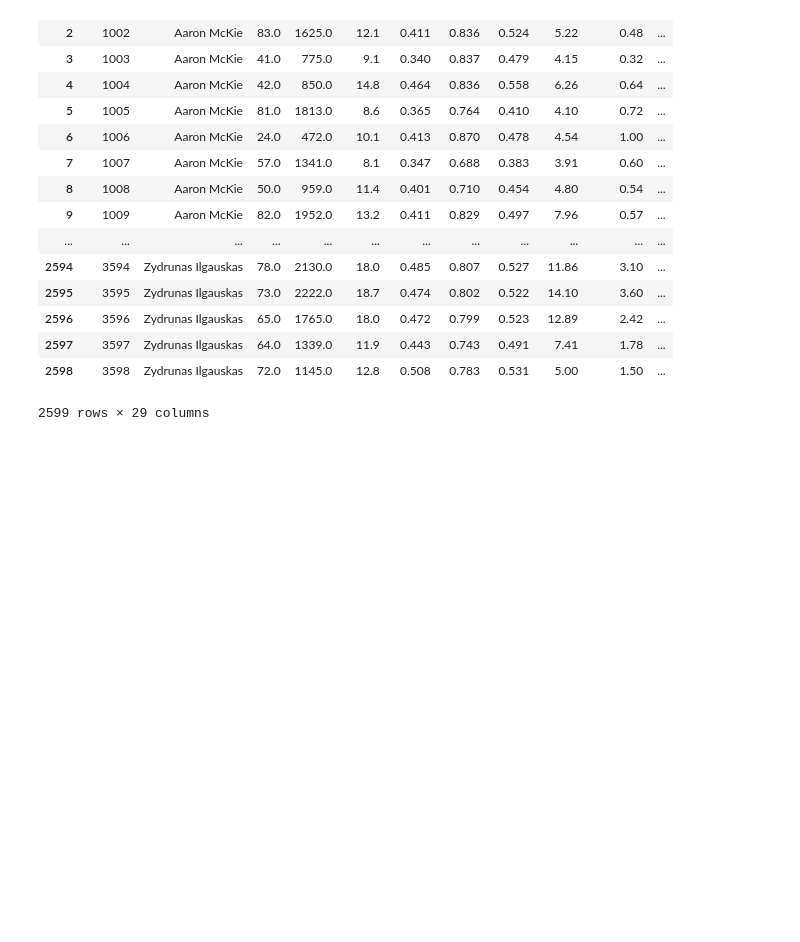
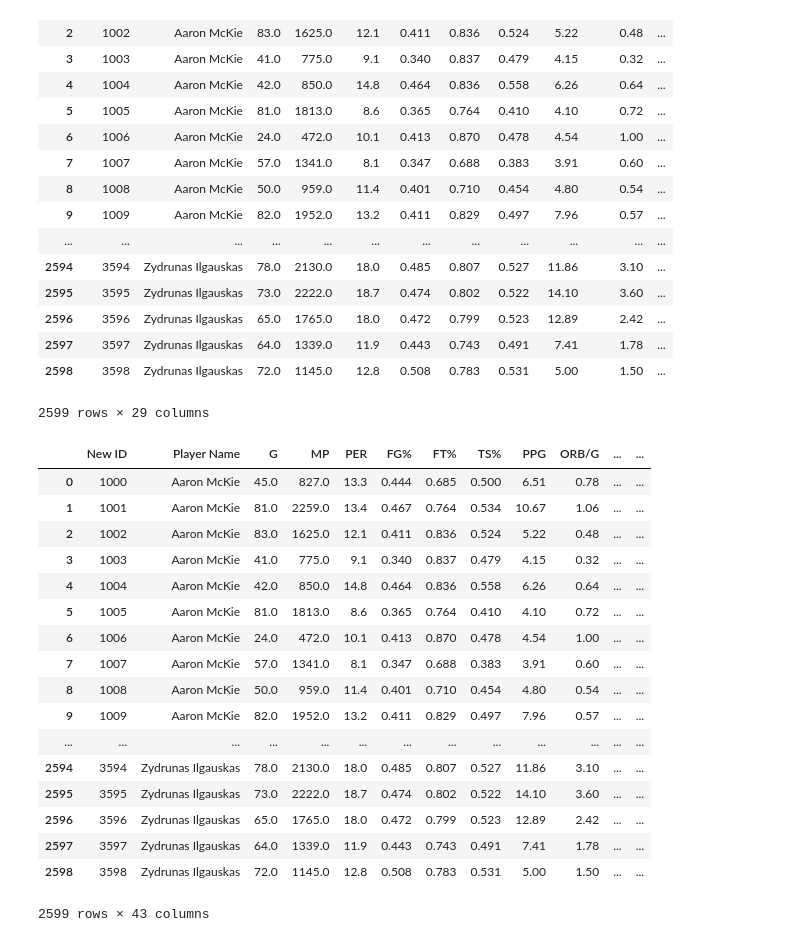
Before and after one commit to ETL-NBA-Project/nba_age_project, a Jupyter notebook: nba_zscores.ipynb, the cells around one changed output. Saved outputs shown, nothing was run; the diff lists cells and outputs as text; code cells hidden in the pictures; blank space fills up the shorter version.

```diff
--- a/nba_zscores.ipynb
+++ b/nba_zscores.ipynb
@@ -273,3 +273,53 @@ z_score_final.drop(['Player Name_y', 'Pos', 'G_y', 'MP_y', 'PER_y', 'FG%_y', 'FT
 | 2597 | 3597 | Zydrunas Ilgauskas | 64.0 | 1339.0 | 11.9 | 0.443 | 0.743 | 0.491 | 7.41 | 1.78 | ... |
 | 2598 | 3598 | Zydrunas Ilgauskas | 72.0 | 1145.0 | 12.8 | 0.508 | 0.783 | 0.531 | 5.00 | 1.50 | ... |
 2599 rows × 29 columns
+# %%
+z_score_final.rename(columns= {
+    'New_ID': 'New ID',
+    'Player Name_x':'Player Name',
+    'Season Start':'Season Start',
+    'Age':'Age',
+    'Tm':'Team',
+    'G_x':'G',
+    'MP_x':'MP',
+    'PER_x':'PER',
+    'FG%_x':'FG%',
+    'FT%_x':'FT%',
+    'TS%_x':'TS%',
+    'PPG_x':'PPG',
+    'ORB/G_x':'ORB/G',
+    'DRB/G_x':'DRB/G',
+    'SPG_x':'SPG',
+    'BPG_x':'BPG',
+    'TOV/G_x':'TOV/G',
+    'G_zscore':'G_ZScore',
+    'MP_zscore':'MP_Zscore',
+    'PER_zscore':"PER_Zscore",
+    'FG%_zscore':'FG%_Zscore',
+    'FT%_zscore':'FT%_Zscore',
+    'TS%_zscore':'TS%_Zscore',
+    'PPG_zscore':'PPG_Zscore',
+    'ORB/G_zscore':'ORB/G_Zscore',
+    'DRB/G_zscore':'DRB/G_Zscore',
+    'SPG_zscore':'SPG_Zscore',
+    'BPG_zscore':'BPG_Zscore',
+    'TOV/G_Zscore':'TOV/G_zscore'})
+# %% [output]
+|  | New ID | Player Name | G | MP | PER | FG% | FT% | TS% | PPG | ORB/G | ... | ... |
+| 0 | 1000 | Aaron McKie | 45.0 | 827.0 | 13.3 | 0.444 | 0.685 | 0.500 | 6.51 | 0.78 | ... | ... |
+| 1 | 1001 | Aaron McKie | 81.0 | 2259.0 | 13.4 | 0.467 | 0.764 | 0.534 | 10.67 | 1.06 | ... | ... |
+| 2 | 1002 | Aaron McKie | 83.0 | 1625.0 | 12.1 | 0.411 | 0.836 | 0.524 | 5.22 | 0.48 | ... | ... |
+| 3 | 1003 | Aaron McKie | 41.0 | 775.0 | 9.1 | 0.340 | 0.837 | 0.479 | 4.15 | 0.32 | ... | ... |
+| 4 | 1004 | Aaron McKie | 42.0 | 850.0 | 14.8 | 0.464 | 0.836 | 0.558 | 6.26 | 0.64 | ... | ... |
+| 5 | 1005 | Aaron McKie | 81.0 | 1813.0 | 8.6 | 0.365 | 0.764 | 0.410 | 4.10 | 0.72 | ... | ... |
+| 6 | 1006 | Aaron McKie | 24.0 | 472.0 | 10.1 | 0.413 | 0.870 | 0.478 | 4.54 | 1.00 | ... | ... |
+| 7 | 1007 | Aaron McKie | 57.0 | 1341.0 | 8.1 | 0.347 | 0.688 | 0.383 | 3.91 | 0.60 | ... | ... |
+| 8 | 1008 | Aaron McKie | 50.0 | 959.0 | 11.4 | 0.401 | 0.710 | 0.454 | 4.80 | 0.54 | ... | ... |
+| 9 | 1009 | Aaron McKie | 82.0 | 1952.0 | 13.2 | 0.411 | 0.829 | 0.497 | 7.96 | 0.57 | ... | ... |
+| ... | ... | ... | ... | ... | ... | ... | ... | ... | ... | ... | ... | ... |
+| 2594 | 3594 | Zydrunas Ilgauskas | 78.0 | 2130.0 | 18.0 | 0.485 | 0.807 | 0.527 | 11.86 | 3.10 | ... | ... |
+| 2595 | 3595 | Zydrunas Ilgauskas | 73.0 | 2222.0 | 18.7 | 0.474 | 0.802 | 0.522 | 14.10 | 3.60 | ... | ... |
+| 2596 | 3596 | Zydrunas Ilgauskas | 65.0 | 1765.0 | 18.0 | 0.472 | 0.799 | 0.523 | 12.89 | 2.42 | ... | ... |
+| 2597 | 3597 | Zydrunas Ilgauskas | 64.0 | 1339.0 | 11.9 | 0.443 | 0.743 | 0.491 | 7.41 | 1.78 | ... | ... |
+| 2598 | 3598 | Zydrunas Ilgauskas | 72.0 | 1145.0 | 12.8 | 0.508 | 0.783 | 0.531 | 5.00 | 1.50 | ... | ... |
+2599 rows × 43 columns
```
Also changed, not shown: parts of 6 cells of this notebook.
